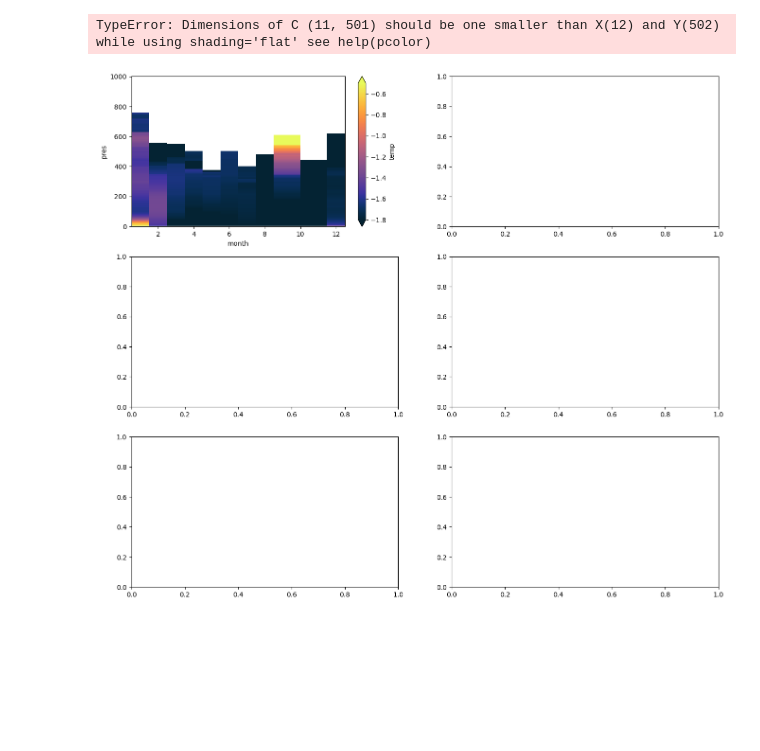
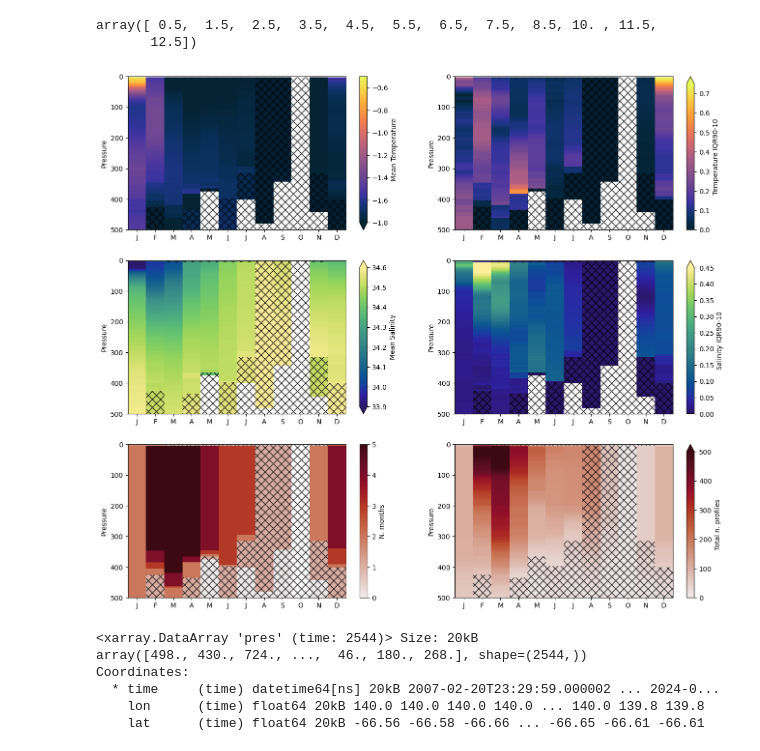
Before and after one commit to eejco/thesis_c3, a Jupyter notebook: c3_natural_variability.ipynb, the cells around one changed output. Saved outputs shown, nothing was run; the diff lists cells and outputs as text; code cells hidden in the pictures; blank space fills up the shorter version.

```diff
--- a/c3_natural_variability.ipynb
+++ b/c3_natural_variability.ipynb
@@ -48,5 +41,5 @@ dscli = fns.crop_to_extent(dscli,extent)
 # %%
-ds = pickle.load(open('c3data.pkl','rb'))
+ds = xr.open_dataset('profiles_full.nc')
 cdict = pickle.load(open('cdict.pkl','rb'))
 en4 = xr.open_dataset('en4_analysis.nc')
 # %%
@@ -155,5 +130,3 @@ df=mon_mean.groupby('time.month').where(cli_count.temp > 1).to_dataframe()
 # %%
 month_labels = ['J','F','M','A','M','J','J','A','S','O','N','D']
 month_values = xr.DataArray(np.arange(1,13),coords={'month':np.arange(1,13)})
-# %%
-cdict =
@@ -316,5 +307,23 @@ cli_iqr = cli_quants.sel(quantile=0.9) - cli_quants.sel(quantile=0.1).broadcast_
+# %%
+mask = (cli_count.temp < 2) | np.isnan(cli_count.temp)
+
+hatch_layer = xr.where(mask, 1, np.nan)
+
+Z = hatch_layer.values
+
+Xe = edges(hatch_layer['month'])
+Ye = edges(hatch_layer['pres'])
+
+Xe
+# %% [output]
+array([ 0.5,  1.5,  2.5,  3.5,  4.5,  5.5,  6.5,  7.5,  8.5, 10. , 11.5,
+       12.5])
 # %%
 fig, ax = plt.subplots(3,2,figsize=(16,14))
+
+cli_count = cli_count.broadcast_like(month_values)
+cli_mean = cli_mean.broadcast_like(month_values)
+cli_iqr = cli_iqr.broadcast_like(month_values)
 
 mask = (cli_count.temp < 2) | np.isnan(cli_count.temp)
 
@@ -327,33 +336,41 @@ def edges(coord):
     d = np.diff(c)/2
     return np.concatenate(([c[0]-d[0]], c[:-1]+d, [c[-1]+d[-1]]))
 
 Xe = edges(hatch_layer['month'])
 Ye = edges(hatch_layer['pres'])
 
 def presvmonth(ax,data,label,cmap,c1=None,c2=None):
     im=data.plot(ax=ax,x='month',y='pres',cmap=cmap,vmin=c1,vmax=c2)
 
-    ax.pcolor(Xe, Ye, Z, #hatch_layer,
+    ax.pcolor(Xe, Ye, Z.T, #hatch_layer,
         alpha=0.01,
         hatch='xx'
     )
 
     ax.invert_yaxis()
     ax.set_ylabel('Pressure')
     im.colorbar.set_label(label)
     ax.set_xticks(np.arange(1,13),labels=month_labels)
     ax.set_xlabel(None)
     ax.set_ylim([500,0])
 
 
 presvmonth(ax[0][0],cli_mean.temp,'Mean Temperature',cmap=cmocean.cm.thermal,c1=-1.8,c2=-0.5)
 presvmonth(ax[0][1],cli_iqr.temp,'Temperature IQR90-10',cmocean.cm.thermal,c1=0,c2=0.75)
 
 presvmonth(ax[1][0],cli_mean.psal,'Mean Salinity',cmap=cmocean.cm.haline,c1=33.9,c2=34.6)
 presvmonth(ax[1][1],cli_iqr.psal,'Salinity IQR90-10',cmocean.cm.haline,c1=0,c2=0.45)
 
 presvmonth(ax[2][0],cli_count.temp,'N. months',cmocean.cm.amp,c1=0,c2=5)
 presvmonth(ax[2][1],mon_count.psal.groupby('time.month').sum(),'Total n. profiles',cmocean.cm.amp,c1=0,c2=500)
 # %% [output]
-TypeError: Dimensions of C (11, 501) should be one smaller than X(12) and Y(502) while using shading='flat' see help(pcolor)
-[figure, old version]
+[figure, new version]
+# %%
+max_depth
+# %% [output]
+<xarray.DataArray 'pres' (time: 2544)> Size: 20kB
+array([498., 430., 724., ...,  46., 180., 268.], shape=(2544,))
+Coordinates:
+  * time     (time) datetime64[ns] 20kB 2007-02-20T23:29:59.000002 ... 2024-0...
+    lon      (time) float64 20kB 140.0 140.0 140.0 140.0 ... 140.0 139.8 139.8
+    lat      (time) float64 20kB -66.56 -66.58 -66.66 ... -66.65 -66.61 -66.61
```
Also changed, not shown: parts of 16 cells of this notebook, 7 other files.
